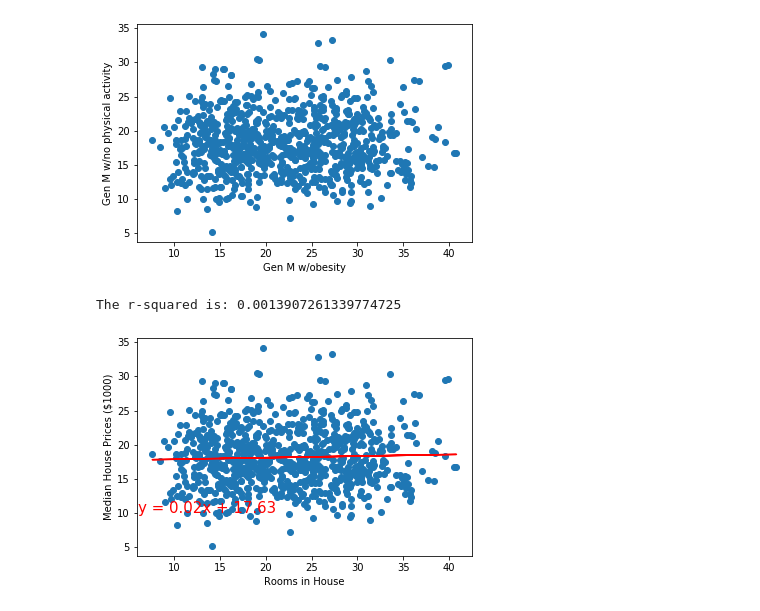
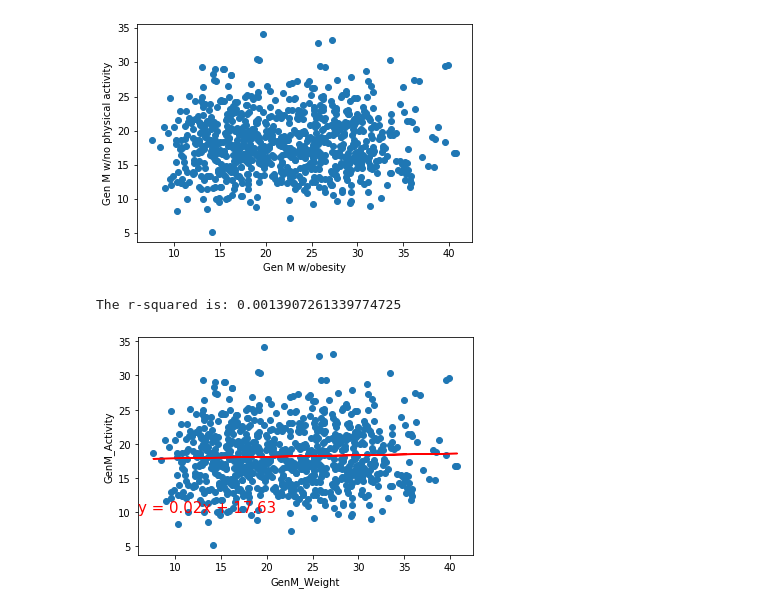
Before and after one commit to darkulzer/Project_1, a Jupyter notebook: Project1_Group2.ipynb, the cells around one changed output. Cells and saved outputs as stored; diff of their text form; code cells hidden in the pictures.

```diff
--- a/Project1_Group2.ipynb
+++ b/Project1_Group2.ipynb
@@ -449,22 +219,22 @@ The correlation between both factors is 0.04
 #fig.add_layer(markers)
 #fig
 # %%
- # Print out the r-squared value along with the plot.
+# Print out the r-squared value along with the plot.
 x_values = GenM_Weight
 y_values = GenM_Activity
 (slope, intercept, rvalue, pvalue, stderr) = linregress(x_values, y_values)
 regress_values = x_values * slope + intercept
 line_eq = "y = " + str(round(slope,2)) + "x + " + str(round(intercept,2))
 plt.scatter(x_values,y_values)
 plt.plot(x_values,regress_values,"r-")
 plt.annotate(line_eq,(6,10),fontsize=15,color="red")
-plt.xlabel('Rooms in House')
-plt.ylabel('Median House Prices ($1000)')
+plt.xlabel('GenM_Weight')
+plt.ylabel('GenM_Activity')
 print(f"The r-squared is: {rvalue**2}")
 plt.show()
 # %% [output]
 The r-squared is: 0.0013907261339774725
-[figure, old version]
+[figure, new version]
 # %%
 # Store 'Lat' and 'Lng' into  locations
 locations = GenX_Weight_df[["Lat", "Long"]].astype(float)
```
Also changed, not shown: parts of 33 cells of this notebook, 1 other file.
